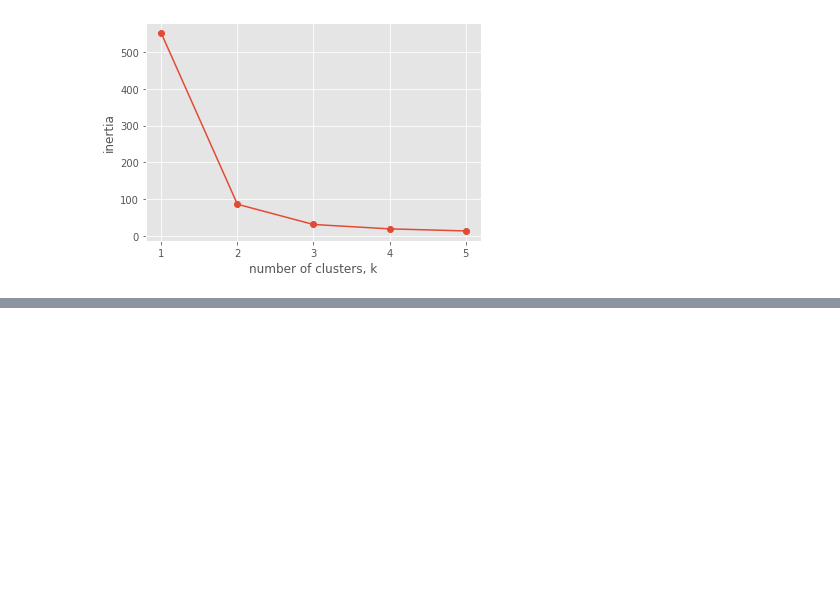
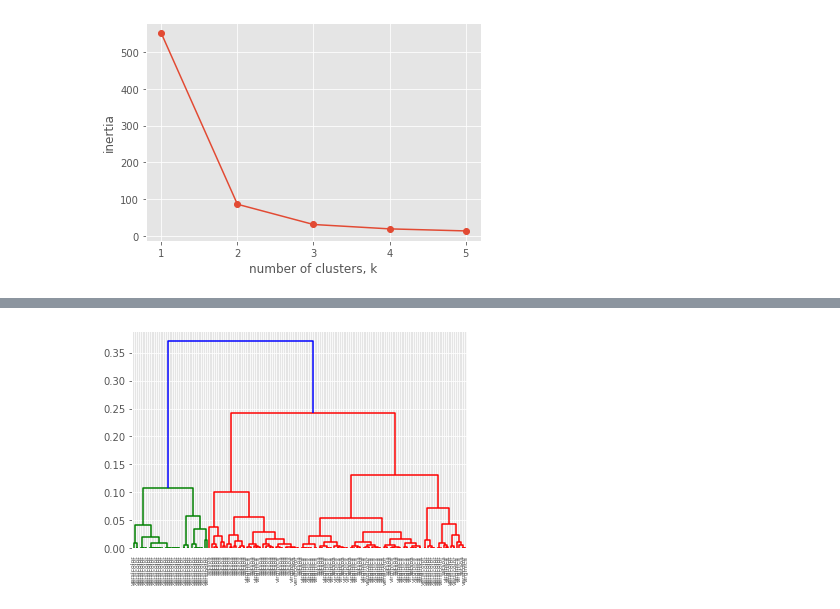
Before and after one commit to skaiphd/python-deep-learning, a Jupyter notebook: iris-classifier k-means clustering.ipynb, the cells around one changed output, grey strips where cells are left out. Drawn from its saved outputs; the diff is of its cells as text; code cells hidden in the pictures; blank space fills up the shorter version.

```diff
--- a/iris-classifier k-means clustering.ipynb
+++ b/iris-classifier k-means clustering.ipynb
@@ -177,0 +175,20 @@ plt.show()
+# %%
+# Create a normalizer: normalizer
+normalizer = Normalizer()
+
+# Create a KMeans model with 10 clusters: kmeans
+kmeans = KMeans(n_clusters=10)
+
+pipeline=make_pipeline(normalizer,kmeans)
+pipeline.fit(points)
+
+import pandas as pd
+
+# Predict the cluster labels: labels
+labels = pipeline.predict(points)
+
+# Create a DataFrame aligning labels and companies: df
+df = pd.DataFrame({'labels': labels, 'species': species})
+
+# Display df sorted by cluster label
+print(df.sort_values('labels'))
@@ -177,0 +210,38 @@ plt.show()
+# %%
+x=points[:,0]
+y=points[:,1]
+
+#x_whiten=whiten(points[:,0])
+#y_whiten=whiten(points[:,1])
+
+#df_whiten=pd.DataFrame({
+#    'x_whiten':x_whiten,
+#    'y_whiten':y_whiten
+#})
+
+normalized_points=normalize(points)
+mergings=linkage(normalized_points,method='complete')
+
+dn=dendrogram(mergings,
+labels=species,
+leaf_rotation=90,
+leaf_font_size=6
+#method='ward',
+#metric='euclidean'
+)
+
+plt.show()
+
+id=np.arange(0,len(x))
+
+df2=pd.DataFrame({'id':id, 'x':x,
+'y':y})
+
+df2.set_index('id')
+
+
+#sns.scatterplot(x='x',y='y', hue='cluster_labels', data=df2)
+#sns.scatterplot(x='x',y='y',  data=df2)
+plt.show()
+# %% [output]
+[figure, added]
```
Also changed, not shown: parts of 6 cells of this notebook, 1 other file.
